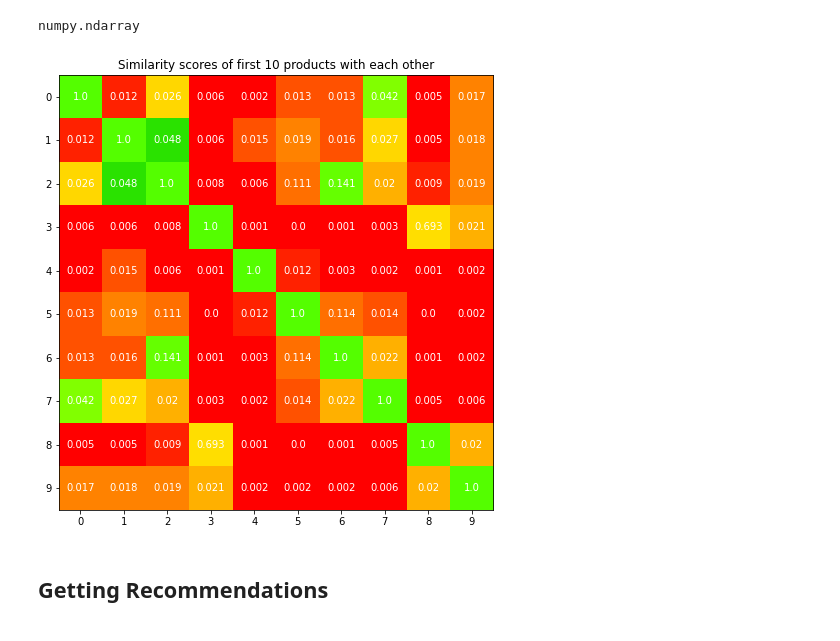
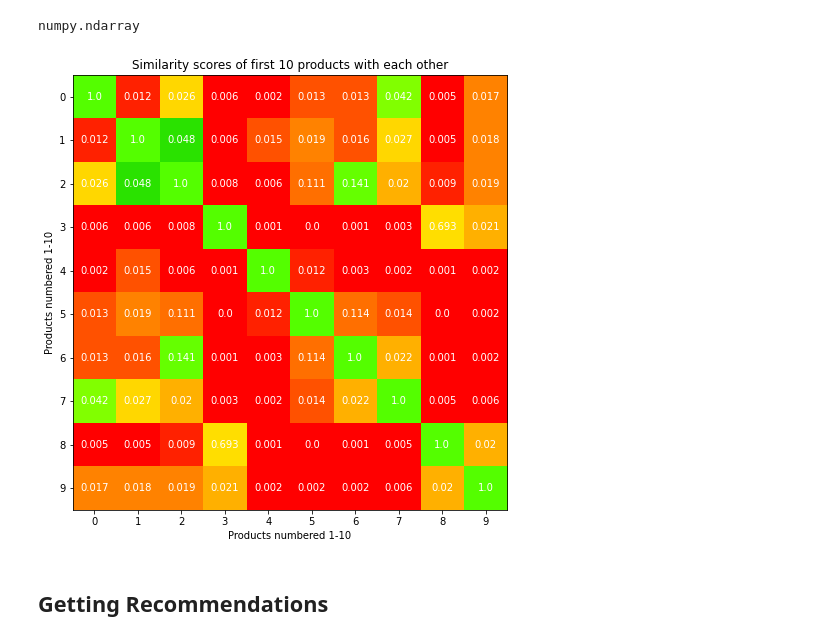
Before and after one commit to amruthaa08/Recommendation_system, a Jupyter notebook: notebooks/cosine_similarity_model.ipynb, the cells around one changed output. Saved outputs shown, nothing was run; the diff lists cells and outputs as text; code cells hidden in the pictures.

```diff
--- a/notebooks/cosine_similarity_model.ipynb
+++ b/notebooks/cosine_similarity_model.ipynb
@@ -38,22 +38,24 @@ numpy.ndarray
 # %%
 # visualising similarity scores
 import matplotlib.pyplot as plt
 import numpy as np
 fig, ax = plt.subplots(figsize = (8,8))
 im = ax.imshow(cos_sim[:10, :10], cmap = 'prism')
 
 for i in range(10):
     for j in range(10):
         text = ax.text(j, i, cos_sim[i, j].round(3),
                        ha="center", va="center", color="w")
 
 ax.set_xticks(np.arange(10))
 ax.set_yticks(np.arange(10))
 
 plt.title('Similarity scores of first 10 products with each other')
+plt.xlabel('Products numbered 1-10')
+plt.ylabel('Products numbered 1-10')
 plt.show()
 # %% [output]
-[figure, old version]
+[figure, new version]
 # %% [markdown]
 ## Getting Recommendations
 # %%
```
